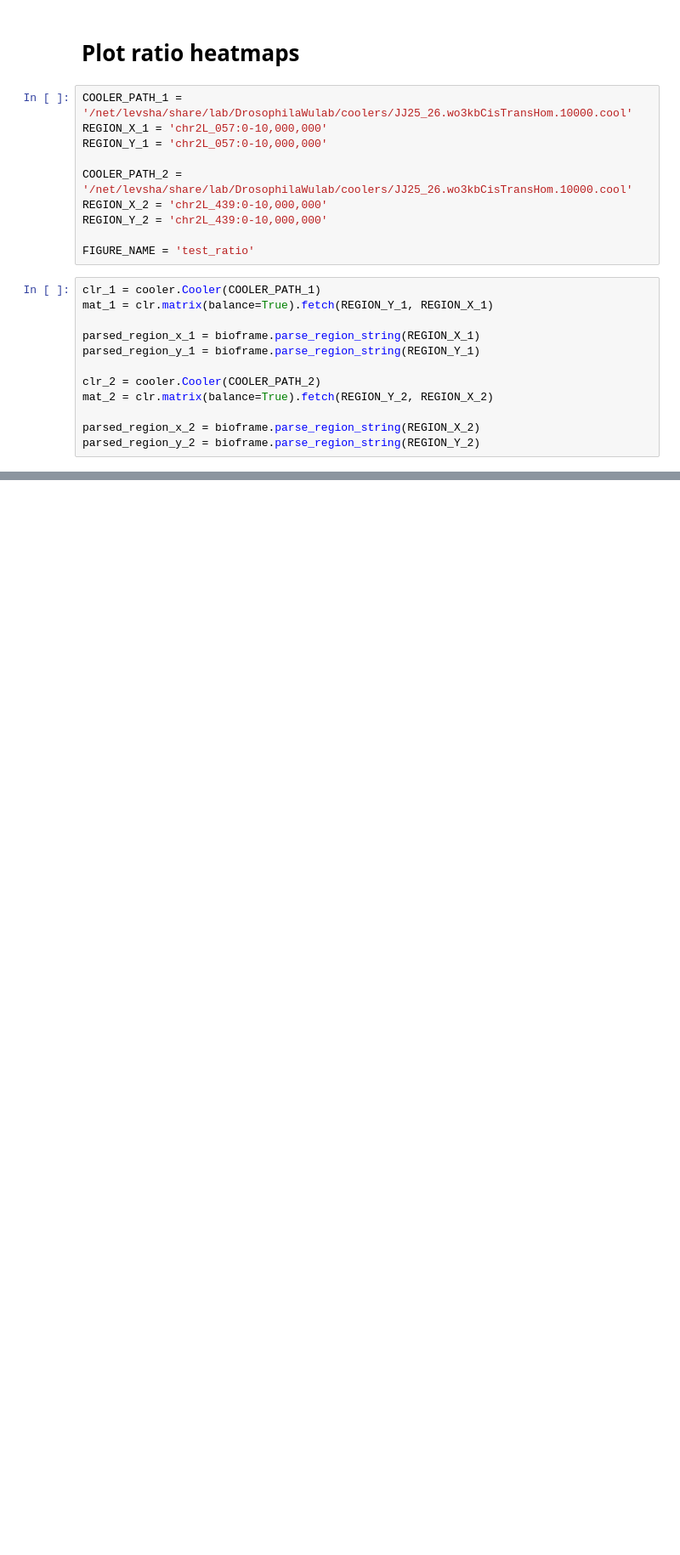
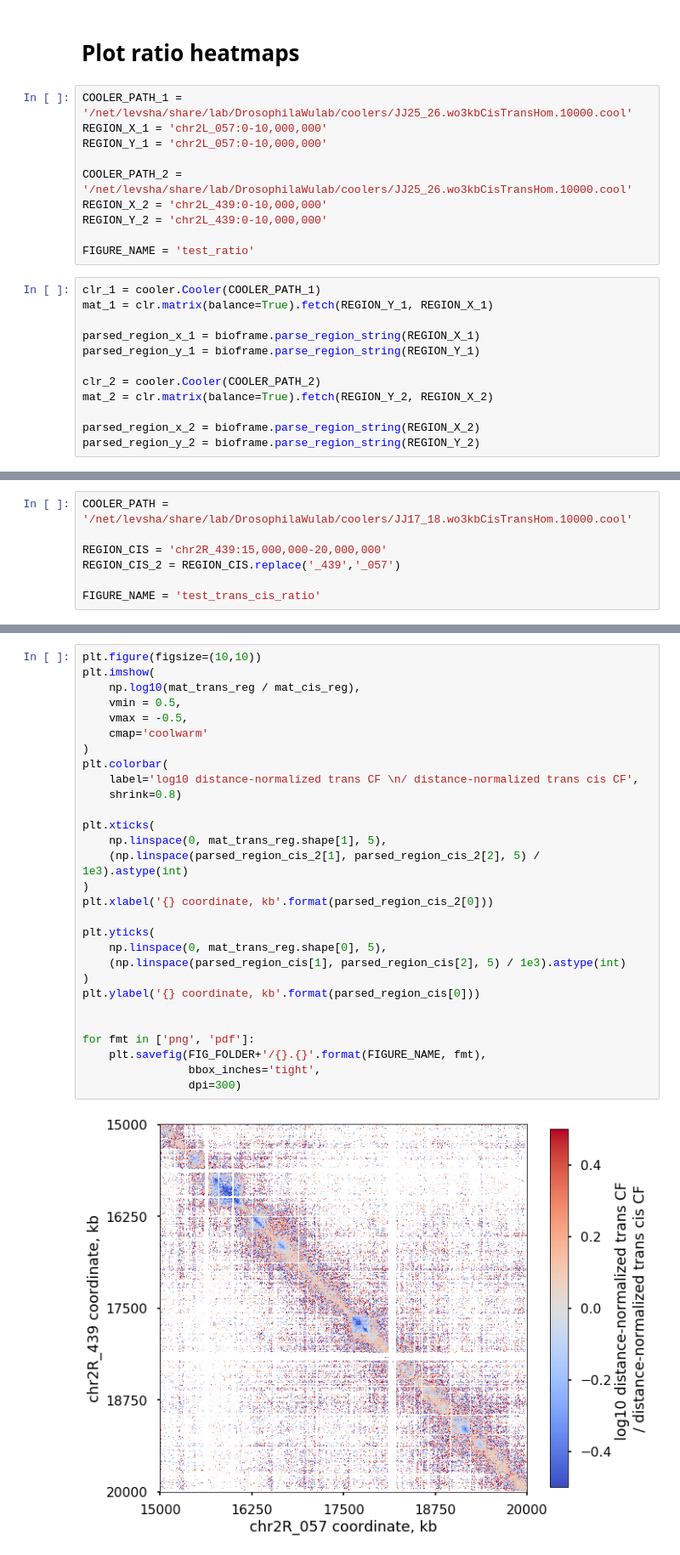
Before and after one commit to golobor/homolog-pairing, a Jupyter notebook: 2017-10-30-jj-plot-heatmaps.ipynb, the cells around one changed output, grey strips where cells are left out. Shown at 85% size. Cells and saved outputs as stored; diff of their text form; blank space fills up the shorter version.

```diff
--- a/2017-10-30-jj-plot-heatmaps.ipynb
+++ b/2017-10-30-jj-plot-heatmaps.ipynb
@@ -166,0 +173,7 @@ for fmt in ['png', 'pdf']:
+# %%
+COOLER_PATH = '/net/levsha/share/lab/DrosophilaWulab/coolers/JJ17_18.wo3kbCisTransHom.10000.cool'
+
+REGION_CIS = 'chr2R_439:15,000,000-20,000,000'
+REGION_CIS_2 = REGION_CIS.replace('_439','_057')
+
+FIGURE_NAME = 'test_trans_cis_ratio'
@@ -166,0 +233,31 @@ for fmt in ['png', 'pdf']:
+# %%
+plt.figure(figsize=(10,10))
+plt.imshow(
+    np.log10(mat_trans_reg / mat_cis_reg),
+    vmin = 0.5,
+    vmax = -0.5,
+    cmap='coolwarm'
+)
+plt.colorbar(
+    label='log10 distance-normalized trans CF \n/ distance-normalized trans cis CF',
+    shrink=0.8)
+
+plt.xticks(
+    np.linspace(0, mat_trans_reg.shape[1], 5),
+    (np.linspace(parsed_region_cis_2[1], parsed_region_cis_2[2], 5) / 1e3).astype(int)
+)
+plt.xlabel('{} coordinate, kb'.format(parsed_region_cis_2[0]))
+
+plt.yticks(
+    np.linspace(0, mat_trans_reg.shape[0], 5),
+    (np.linspace(parsed_region_cis[1], parsed_region_cis[2], 5) / 1e3).astype(int)
+)
+plt.ylabel('{} coordinate, kb'.format(parsed_region_cis[0]))
+
+
+for fmt in ['png', 'pdf']:
+    plt.savefig(FIG_FOLDER+'/{}.{}'.format(FIGURE_NAME, fmt),
+                bbox_inches='tight',
+                dpi=300)
+# %% [output]
+[figure, added]
```
Also changed, not shown: parts of 6 cells of this notebook.
